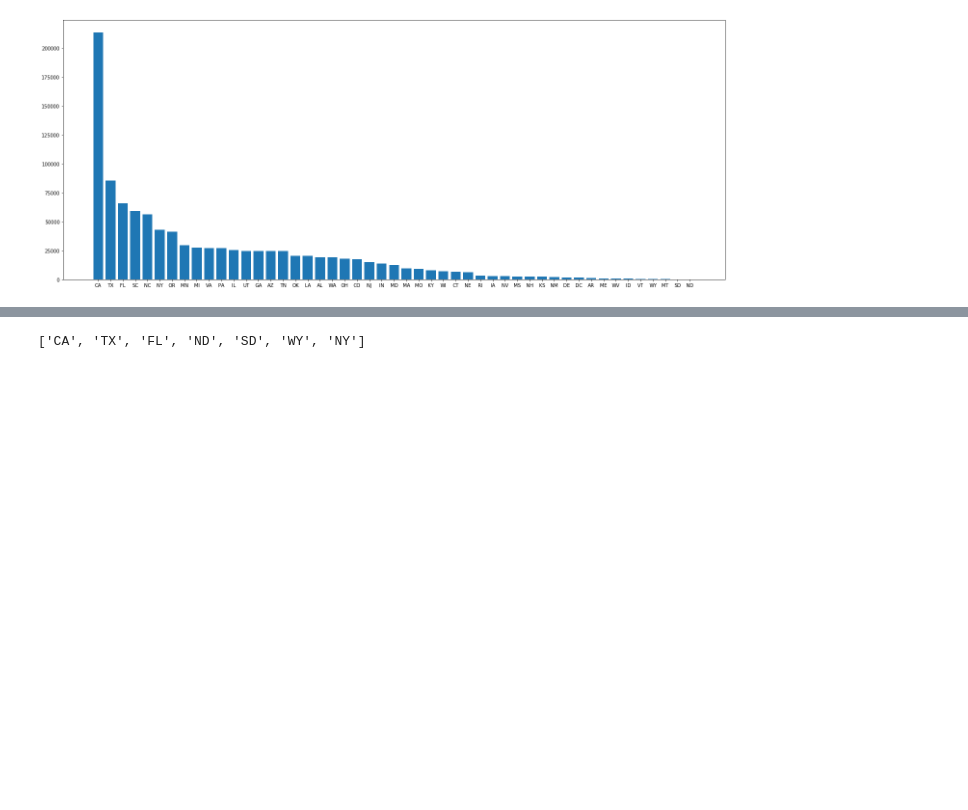
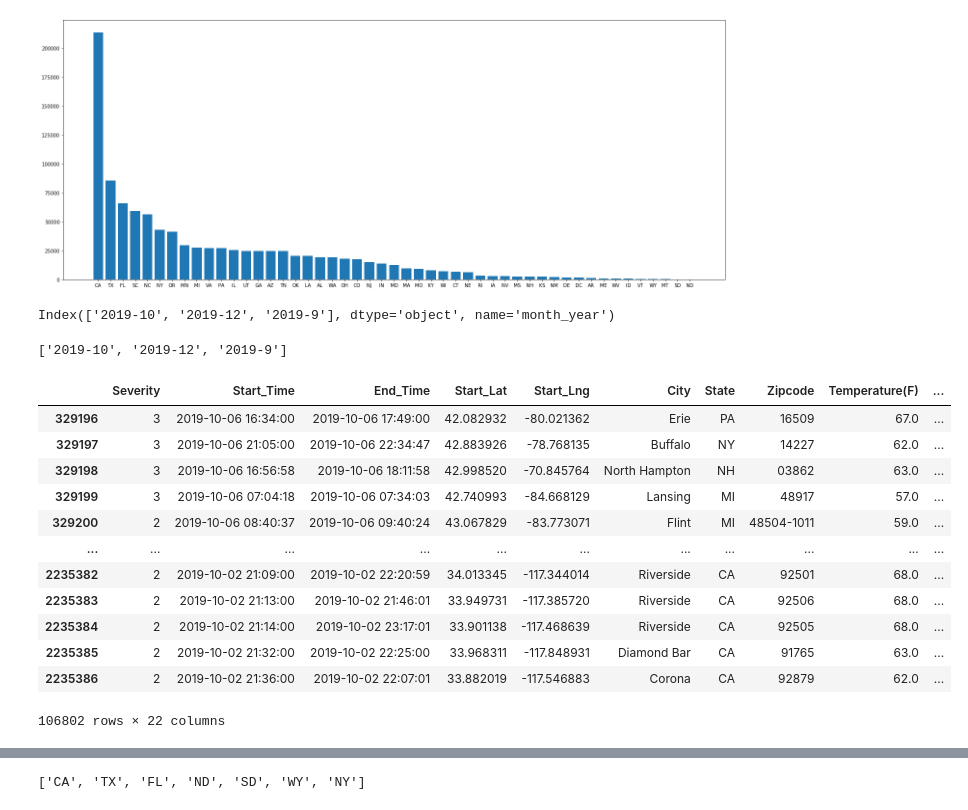
Before and after one commit to lilijo6/Project-Group-3, a Jupyter notebook: USAccident_Analysis.ipynb, the cells around one changed output, grey strips where cells are left out. Drawn from its saved outputs; the diff is of its cells as text; code cells hidden in the pictures; blank space fills up the shorter version.

```diff
--- a/USAccident_Analysis.ipynb
+++ b/USAccident_Analysis.ipynb
@@ -145,0 +157,11 @@ plt.tight_layout()
+# %%
+accident_target.groupby("month_year")["Start_Time"].count().nlargest(3).index
+# %% [output]
+Index(['2019-10', '2019-12', '2019-9'], dtype='object', name='month_year')
+# %%
+max_accident_3mon=[]
+max_accident_3mon.extend(accident_target.groupby("month_year")["Start_Time"].count().nlargest(3).index)
+
+max_accident_3mon
+# %% [output]
+['2019-10', '2019-12', '2019-9']
@@ -145,0 +170,16 @@ plt.tight_layout()
+# %%
+accident_target.loc[accident_target["month_year"]==accident_target.groupby("month_year")["Start_Time"].count().idxmax()]
+# %% [output]
+|  | Severity | Start_Time | End_Time | Start_Lat | Start_Lng | City | State | Zipcode | Temperature(F) | ... |
+| 329196 | 3 | 2019-10-06 16:34:00 | 2019-10-06 17:49:00 | 42.082932 | -80.021362 | Erie | PA | 16509 | 67.0 | ... |
+| 329197 | 3 | 2019-10-06 21:05:00 | 2019-10-06 22:34:47 | 42.883926 | -78.768135 | Buffalo | NY | 14227 | 62.0 | ... |
+| 329198 | 3 | 2019-10-06 16:56:58 | 2019-10-06 18:11:58 | 42.998520 | -70.845764 | North Hampton | NH | 03862 | 63.0 | ... |
+| 329199 | 3 | 2019-10-06 07:04:18 | 2019-10-06 07:34:03 | 42.740993 | -84.668129 | Lansing | MI | 48917 | 57.0 | ... |
+| 329200 | 2 | 2019-10-06 08:40:37 | 2019-10-06 09:40:24 | 43.067829 | -83.773071 | Flint | MI | 48504-1011 | 59.0 | ... |
+| ... | ... | ... | ... | ... | ... | ... | ... | ... | ... | ... |
+| 2235382 | 2 | 2019-10-02 21:09:00 | 2019-10-02 22:20:59 | 34.013345 | -117.344014 | Riverside | CA | 92501 | 68.0 | ... |
+| 2235383 | 2 | 2019-10-02 21:13:00 | 2019-10-02 21:46:01 | 33.949731 | -117.385720 | Riverside | CA | 92506 | 68.0 | ... |
+| 2235384 | 2 | 2019-10-02 21:14:00 | 2019-10-02 23:17:01 | 33.901138 | -117.468639 | Riverside | CA | 92505 | 68.0 | ... |
+| 2235385 | 2 | 2019-10-02 21:32:00 | 2019-10-02 22:25:00 | 33.968311 | -117.848931 | Diamond Bar | CA | 91765 | 63.0 | ... |
+| 2235386 | 2 | 2019-10-02 21:36:00 | 2019-10-02 22:07:01 | 33.882019 | -117.546883 | Corona | CA | 92879 | 62.0 | ... |
+106802 rows × 22 columns
```
Also changed, not shown: parts of 21 cells of this notebook, 2 other files.
